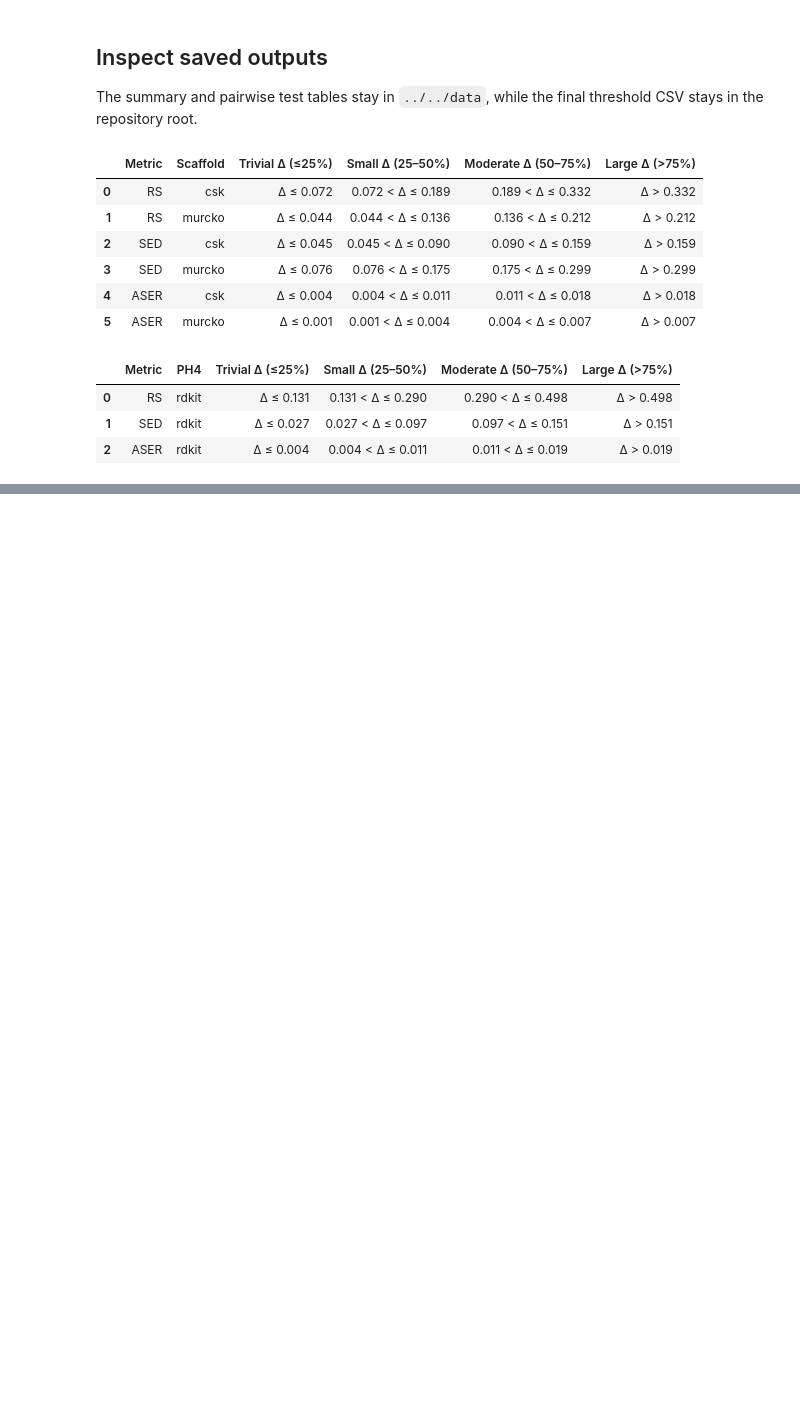
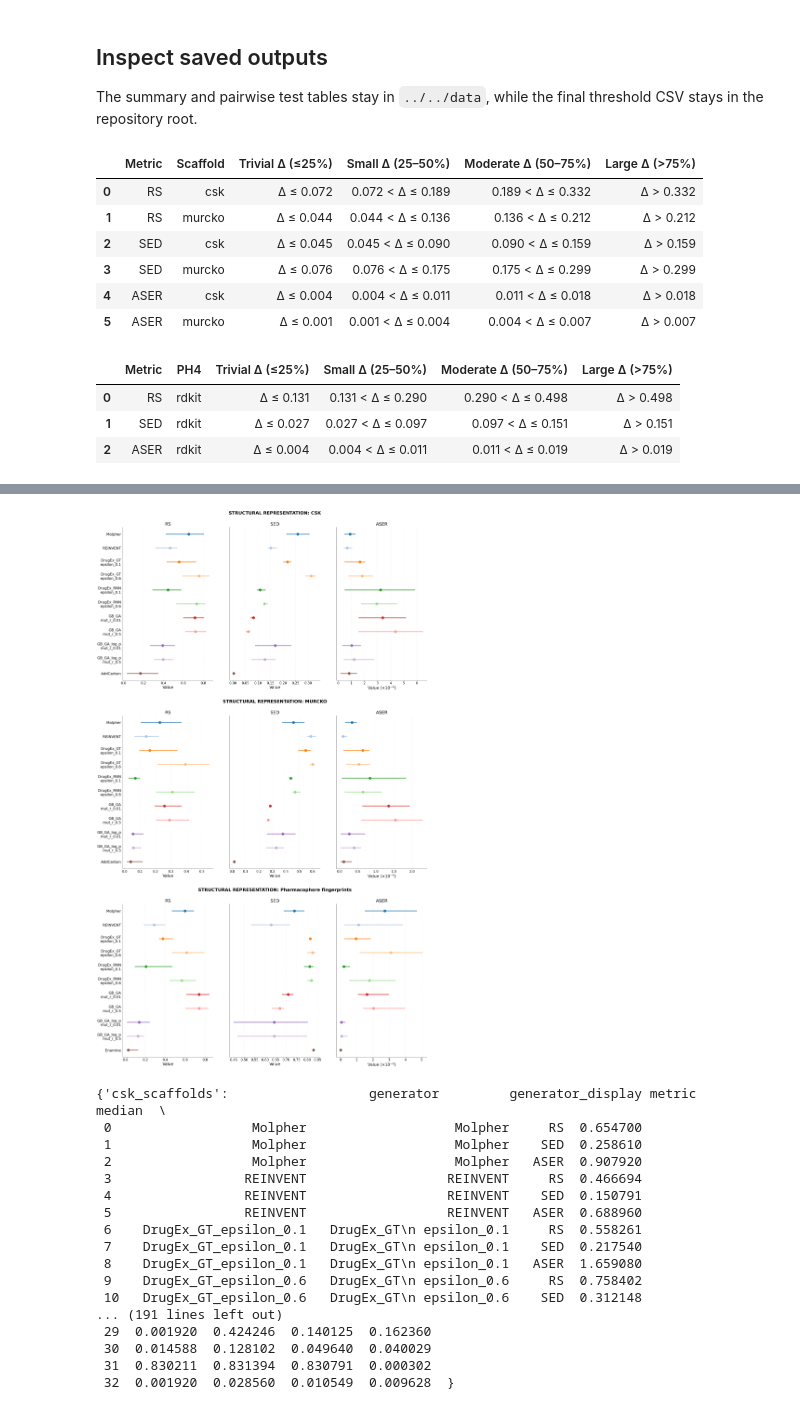
Before and after one commit to filvaleriia/generative_models_for_de_novo_molecular_design, a Jupyter notebook: bootstrap_threshold_analysis.ipynb, the cells around one changed output, grey strips where cells are left out. Saved outputs shown, nothing was run; the diff lists cells and outputs as text; code cells hidden in the pictures; blank space fills up the shorter version.

```diff
--- a/bootstrap_threshold_analysis.ipynb
+++ b/bootstrap_threshold_analysis.ipynb
@@ -141,0 +150,30 @@ display(pd.read_csv('/home/filv/phd_projects/iga_2023/git_reccal/new/diseration_
+# %%
+BOOTSTRAP_ROOT = bta.bootstrap_root_dir(DATA_FOLDER)
+
+df_forest_all_receptors_pooled = bta.plot_bootstrap_forest_all_receptors_pooled(
+    receptors=('Glucocorticoid_receptor', 'Leukocyte_elastase'),
+    splits=('dis', 'sim'),
+    output_dir=BOOTSTRAP_ROOT,
+    data_folder=DATA_FOLDER,
+)
+
+df_forest_all_receptors_pooled
+# %% [output]
+[figure, added]
+{'csk_scaffolds':                  generator         generator_display metric    median  \
+ 0                  Molpher                   Molpher     RS  0.654700
+ 1                  Molpher                   Molpher    SED  0.258610
+ 2                  Molpher                   Molpher   ASER  0.907920
+ 3                 REINVENT                  REINVENT     RS  0.466694
+ 4                 REINVENT                  REINVENT    SED  0.150791
+ 5                 REINVENT                  REINVENT   ASER  0.688960
+ 6    DrugEx_GT_epsilon_0.1   DrugEx_GT\n epsilon_0.1     RS  0.558261
+ 7    DrugEx_GT_epsilon_0.1   DrugEx_GT\n epsilon_0.1    SED  0.217540
+ 8    DrugEx_GT_epsilon_0.1   DrugEx_GT\n epsilon_0.1   ASER  1.659080
+ 9    DrugEx_GT_epsilon_0.6   DrugEx_GT\n epsilon_0.6     RS  0.758402
+ 10   DrugEx_GT_epsilon_0.6   DrugEx_GT\n epsilon_0.6    SED  0.312148
+... (191 lines left out)
+ 29  0.001920  0.424246  0.140125  0.162360
+ 30  0.014588  0.128102  0.049640  0.040029
+ 31  0.830211  0.831394  0.830791  0.000302
+ 32  0.001920  0.028560  0.010549  0.009628  }
```
Also changed, not shown: parts of 4 cells of this notebook, 5 other files.
